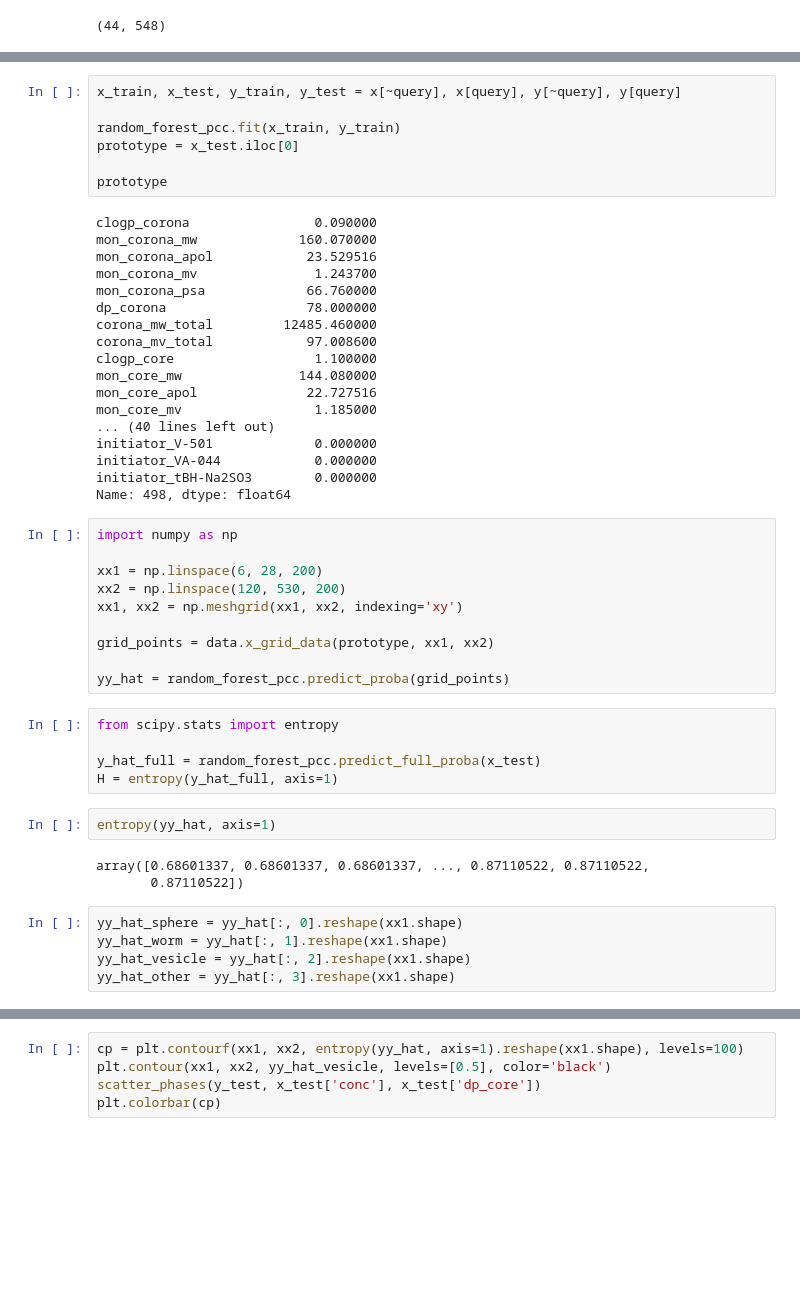
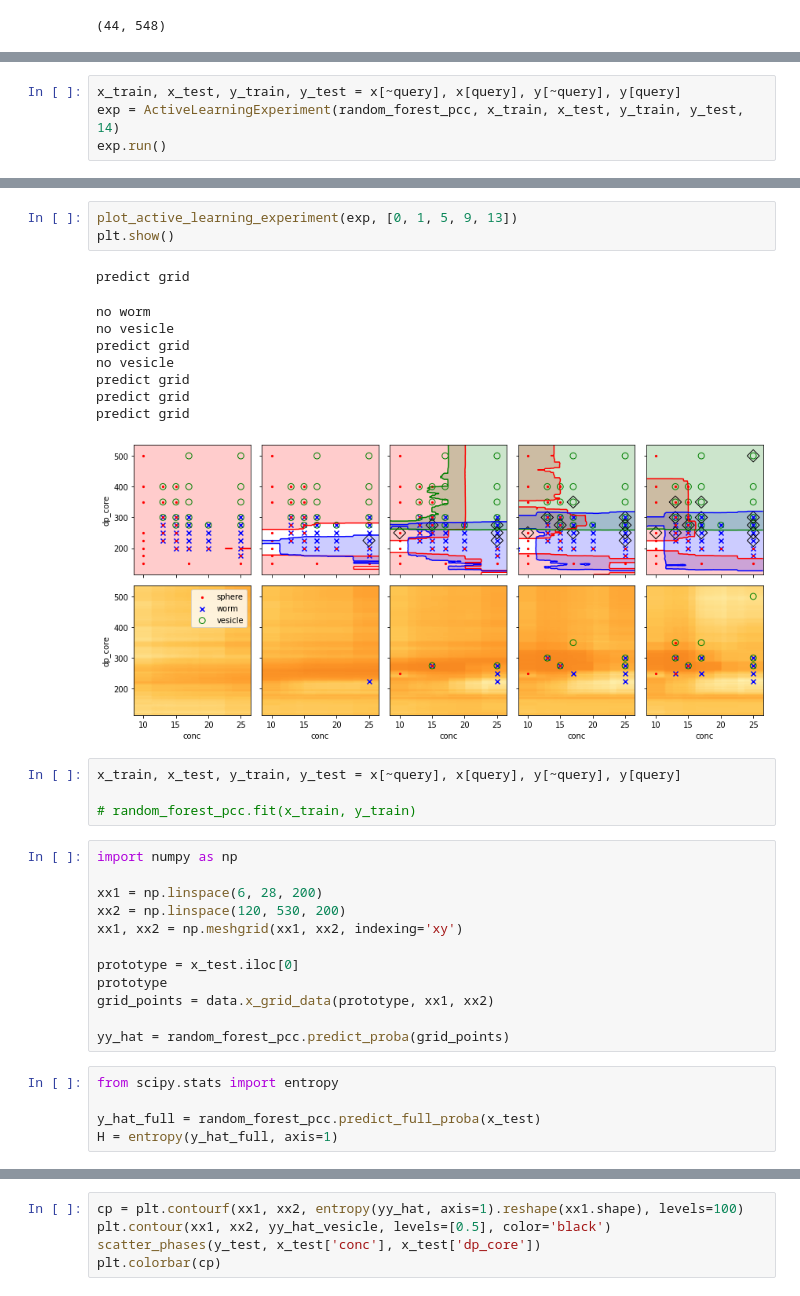
Before and after one commit to marioboley/PISA_ML, a Jupyter notebook: analysis/pcc.ipynb, the cells around one changed output, grey strips where cells are left out. Cells and saved outputs as stored; diff of their text form; blank space fills up the shorter version.

```diff
--- a/analysis/pcc.ipynb
+++ b/analysis/pcc.ipynb
@@ -58,0 +323,4 @@ sum(query), sum(~query)
+# %%
+x_train, x_test, y_train, y_test = x[~query], x[query], y[~query], y[query]
+exp = ActiveLearningExperiment(random_forest_pcc, x_train, x_test, y_train, y_test, 14)
+exp.run()
@@ -59,28 +345,20 @@ sum(query), sum(~query)
+# %%
+plot_active_learning_experiment(exp, [0, 1, 5, 9, 13])
+plt.show()
+# %% [output]
+predict grid
+no worm
+no vesicle
+predict grid
+no vesicle
+predict grid
+predict grid
+predict grid
+[figure, added]
 # %%
 x_train, x_test, y_train, y_test = x[~query], x[query], y[~query], y[query]
 
-random_forest_pcc.fit(x_train, y_train)
-prototype = x_test.iloc[0]
-
-prototype
+# random_forest_pcc.fit(x_train, y_train)
-# %% [output]
-clogp_corona                0.090000
-mon_corona_mw             160.070000
-mon_corona_apol            23.529516
-mon_corona_mv               1.243700
-mon_corona_psa             66.760000
-dp_corona                  78.000000
-corona_mw_total         12485.460000
-corona_mv_total            97.008600
-clogp_core                  1.100000
-mon_core_mw               144.080000
-mon_core_apol              22.727516
-mon_core_mv                 1.185000
-... (40 lines left out)
-initiator_V-501             0.000000
-initiator_VA-044            0.000000
-initiator_tBH-Na2SO3        0.000000
-Name: 498, dtype: float64
 # %%
 import numpy as np
 
@@ -88,6 +366,8 @@ xx1 = np.linspace(6, 28, 200)
 xx2 = np.linspace(120, 530, 200)
 xx1, xx2 = np.meshgrid(xx1, xx2, indexing='xy')
 
+prototype = x_test.iloc[0]
+prototype
 grid_points = data.x_grid_data(prototype, xx1, xx2)
 
 yy_hat = random_forest_pcc.predict_proba(grid_points)
@@ -96,13 +376,3 @@ from scipy.stats import entropy
 
 y_hat_full = random_forest_pcc.predict_full_proba(x_test)
 H = entropy(y_hat_full, axis=1)
-# %%
-entropy(yy_hat, axis=1)
-# %% [output]
-array([0.68601337, 0.68601337, 0.68601337, ..., 0.87110522, 0.87110522,
-       0.87110522])
-# %%
-yy_hat_sphere = yy_hat[:, 0].reshape(xx1.shape)
-yy_hat_worm = yy_hat[:, 1].reshape(xx1.shape)
-yy_hat_vesicle = yy_hat[:, 2].reshape(xx1.shape)
-yy_hat_other = yy_hat[:, 3].reshape(xx1.shape)
```
Also changed, not shown: parts of 25 cells of this notebook.
